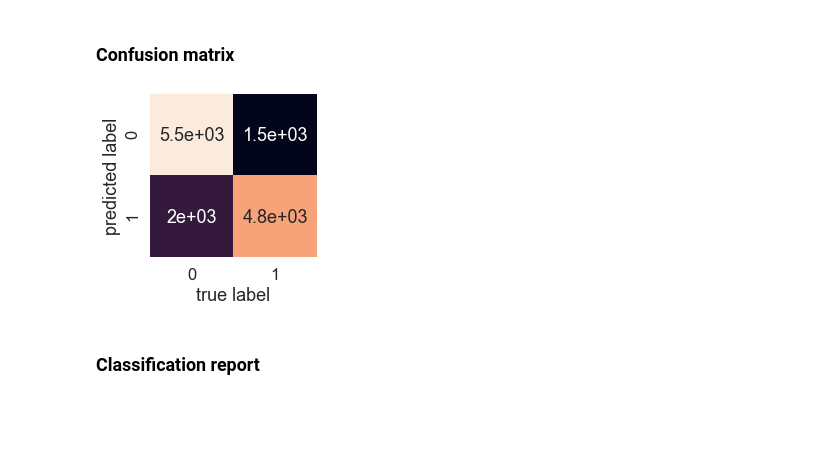
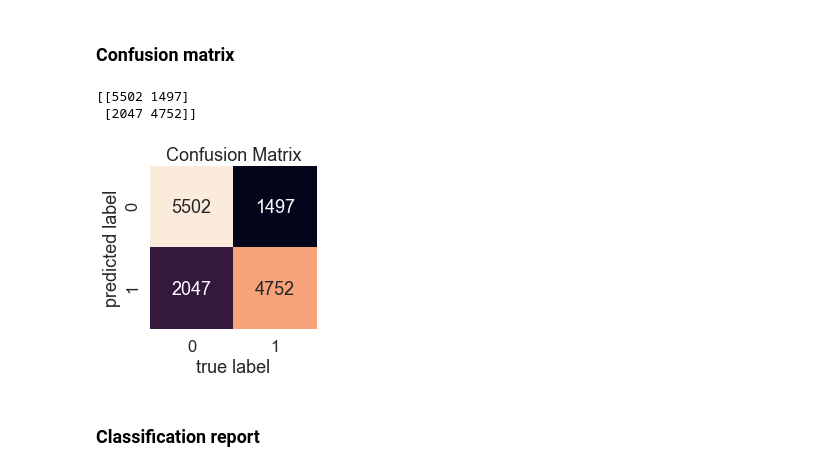
Before and after one commit to mkyurw/Heart-Disease-Prediction, a Jupyter notebook: Cardio.ipynb, the cells around one changed output. Cells and saved outputs as stored; diff of their text form; code cells hidden in the pictures; blank space fills up the shorter version.

```diff
--- a/Cardio.ipynb
+++ b/Cardio.ipynb
@@ -459,3 +458,27 @@ rs_XGB.best_params_
  'max_depth': 3,
  'gamma': 0.5,
  'colsample_bytree': 0.8}
+# %%
+score_value = [rs_XGB.score(x_test, y_test),model_scores['XGBoost']]
+score_index = ["imporved XGBoost","XGBoost"]
+fig, ax = plt.subplots(figsize=(10,2))
+ax.barh(score_index,score_value)
+# plt.text(score_value, score_index, str(score_value), fontsize=12)
+plt.xlim(0.7,0.75);
+
+# create a list to collect the plt.patches data
+totals = []
+
+# find the values and append to list
+for i in ax.patches:
+    totals.append(i.get_width())
+
+# set individual bar lables using above list
+total = sum(totals)
+
+# set individual bar lables using above list
+for i in ax.patches:
+    # get_width pulls left or right; get_y pushes up or down
+    ax.text(i.get_width()+0.001, i.get_y()+0.3,
+            str(round((i.get_width())*100, 1))+'%', fontsize=14,
+color='black')
@@ -485,25 +510,33 @@ plt.grid(False);
 [figure]
 # %% [markdown]
 ### Confusion matrix
+# %%
+# Display confusion matrix
+print(confusion_matrix(y_test, y_preds))
+# %% [output]
+[[5502 1497]
+ [2047 4752]]
 # %%
 # Import Seaborn
 import seaborn as sns
 sns.set(font_scale=1.5) # Increase font size
 
 def plot_conf_mat(y_test, y_preds):
     """
     Plots a confusion matrix using Seaborn's heatmap().
     """
     fig, ax = plt.subplots(figsize=(3, 3))
     ax = sns.heatmap(confusion_matrix(y_test, y_preds),
                      annot=True, # Annotate the boxes
-                     cbar=False)
+                     cbar=False,
+                     fmt='g')
+
     plt.xlabel("true label")
     plt.ylabel("predicted label")
-
+    plt.title("Confusion Matrix")
 plot_conf_mat(y_test, y_preds)
 # %% [output]
-[figure, old version]
+[figure, new version]
 # %% [markdown]
 ### Classification report
 # %%
```
Also changed, not shown: parts of 4 cells of this notebook.
